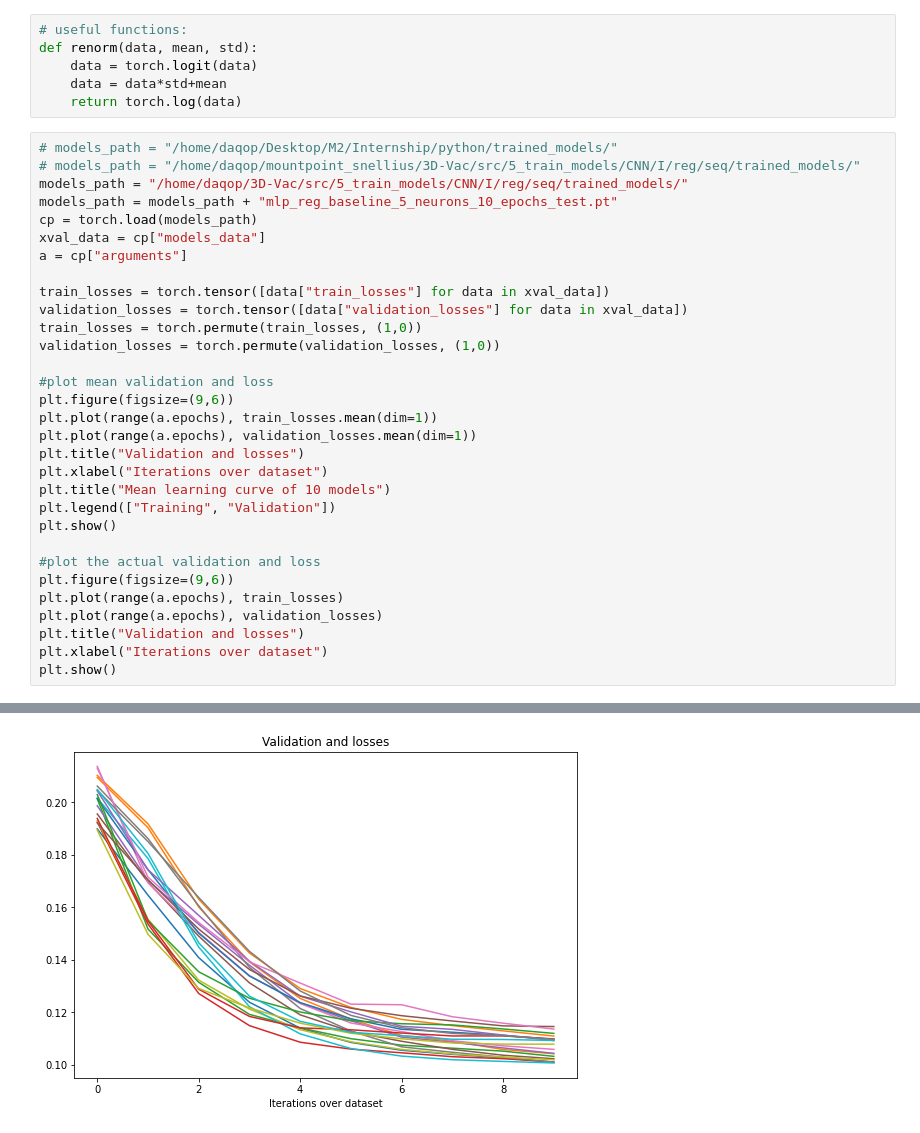
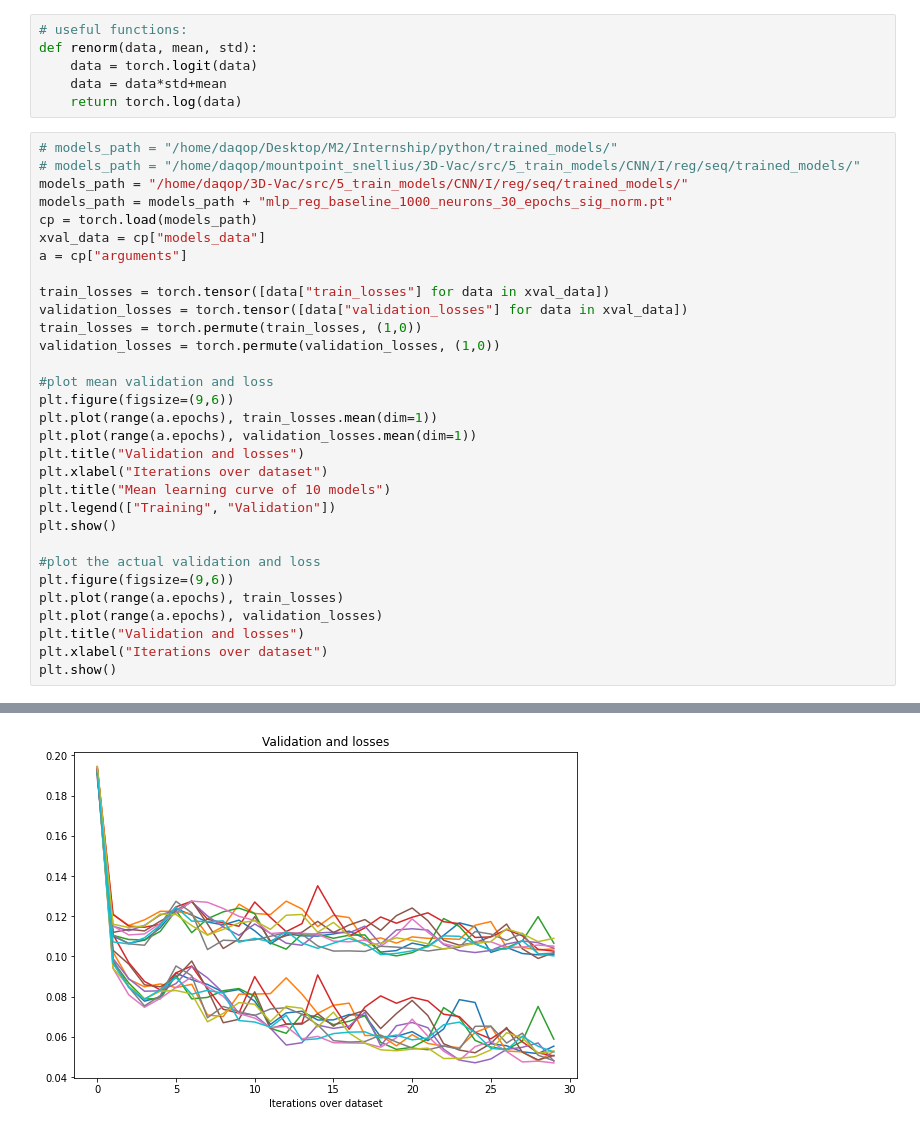
Before and after one commit to DeepRank/3D-Vac, a Jupyter notebook: src/5_train_models/explore_xvalidation.ipynb, the cells around one changed output, grey strips where cells are left out. Drawn from its saved outputs; the diff is of its cells as text.

```diff
--- a/src/5_train_models/explore_xvalidation.ipynb
+++ b/src/5_train_models/explore_xvalidation.ipynb
@@ -20,7 +21,7 @@ def renorm(data, mean, std):
 # models_path = "/home/daqop/Desktop/M2/Internship/python/trained_models/"
 # models_path = "/home/daqop/mountpoint_snellius/3D-Vac/src/5_train_models/CNN/I/reg/seq/trained_models/"
 models_path = "/home/daqop/3D-Vac/src/5_train_models/CNN/I/reg/seq/trained_models/"
-models_path = models_path + "mlp_reg_baseline_5_neurons_10_epochs_test.pt"
+models_path = models_path + "mlp_reg_baseline_1000_neurons_30_epochs_sig_norm.pt"
 cp = torch.load(models_path)
 xval_data = cp["models_data"]
 a = cp["arguments"]
@@ -52,4 +53,4 @@ plt.show()
-[figure, old version]
+[figure, new version]
 # %%
 
 # plot the r-squared and other metrics for each model
```
Also changed, not shown: parts of 3 cells of this notebook, 2 other files.
